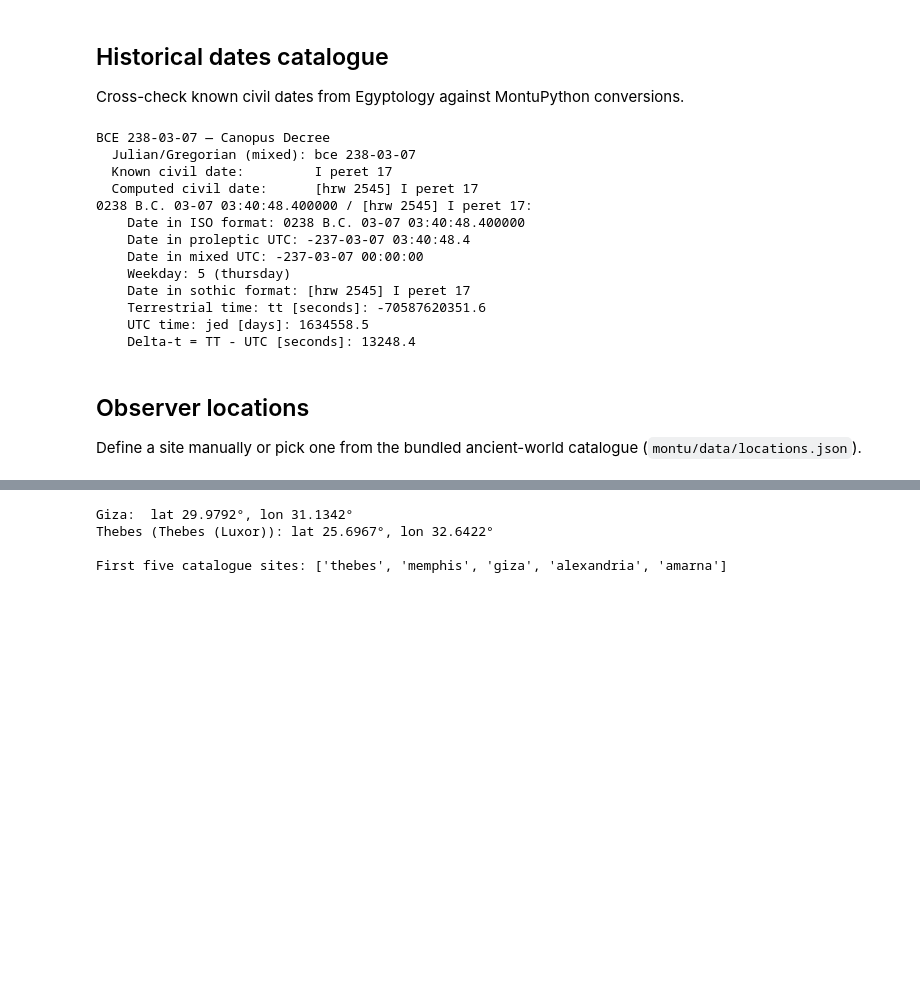
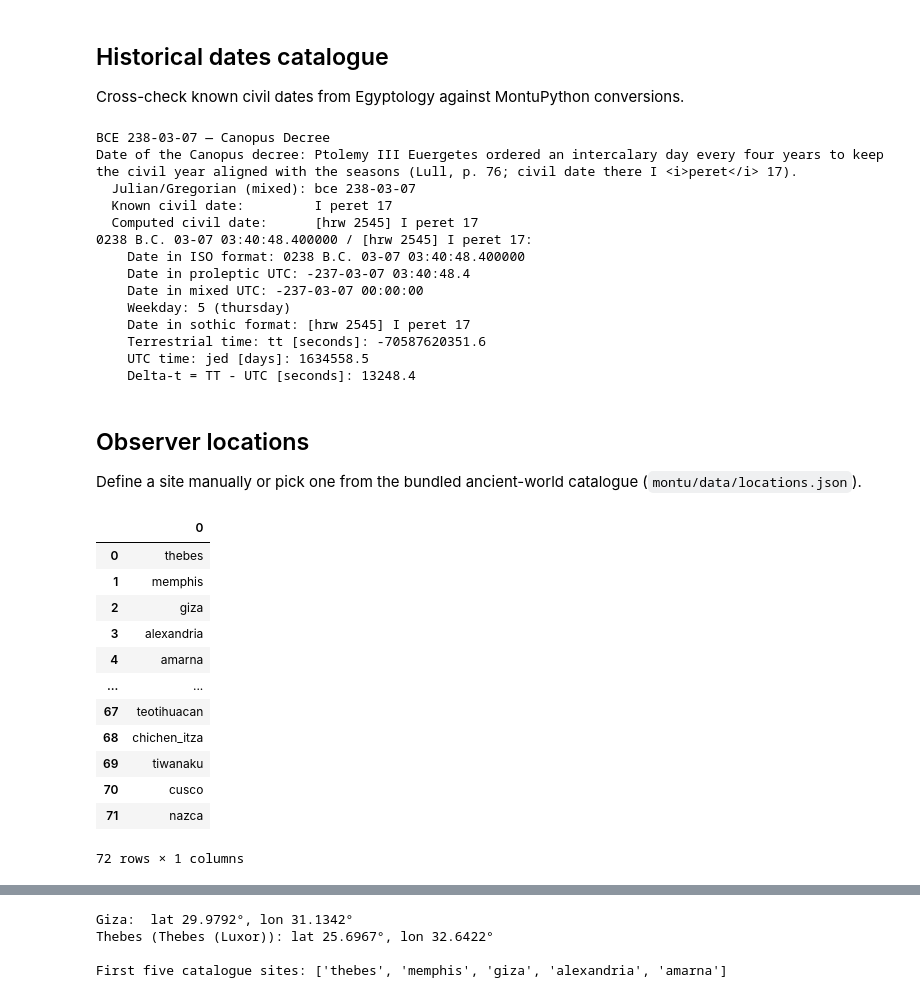
Before and after one commit to seap-udea/MontuPython, a Jupyter notebook: examples/inprogress/MontuPython-CodeSnippets.ipynb, the cells around one changed output, grey strips where cells are left out. Drawn from its saved outputs; the diff is of its cells as text; code cells hidden in the pictures; blank space fills up the shorter version.

```diff
--- a/examples/inprogress/MontuPython-CodeSnippets.ipynb
+++ b/examples/inprogress/MontuPython-CodeSnippets.ipynb
@@ -176,12 +202,14 @@ entry = historical[date_key]
 t = mn.Time(date_key, calendar="mixed")
 
 print(entry["label"])
+print(entry["description"])
 print(f"  Julian/Gregorian (mixed): {date_key}")
 print(f"  Known civil date:         {entry['egyptian_date']}")
 print(f"  Computed civil date:      {t.readable.datesot}")
 print(t)
 # %% [output]
 BCE 238-03-07 — Canopus Decree
+Date of the Canopus decree: Ptolemy III Euergetes ordered an intercalary day every four years to keep the civil year aligned with the seasons (Lull, p. 76; civil date there I <i>peret</i> 17).
   Julian/Gregorian (mixed): bce 238-03-07
   Known civil date:         I peret 17
   Computed civil date:      [hrw 2545] I peret 17
@@ -198,3 +226,24 @@ BCE 238-03-07 — Canopus Decree
 ## Observer locations
 
 Define a site manually or pick one from the bundled ancient-world catalogue (`montu/data/locations.json`).
+# %%
+# Mostrar nombre completo, región y coordenadas (latitud, longitud, altura)
+obs_list = mn.Observer.list()
+
+# Asumiendo que chaque elemento es un dict con las claves requeridas
+df_obs = pd.DataFrame(obs_list)
+df_obs
+# %% [output]
+|  | 0 |
+| 0 | thebes |
+| 1 | memphis |
+| 2 | giza |
+| 3 | alexandria |
+| 4 | amarna |
+| ... | ... |
+| 67 | teotihuacan |
+| 68 | chichen_itza |
+| 69 | tiwanaku |
+| 70 | cusco |
+| 71 | nazca |
+72 rows × 1 columns
```
Also changed, not shown: parts of 16 cells of this notebook, 26 other files.
